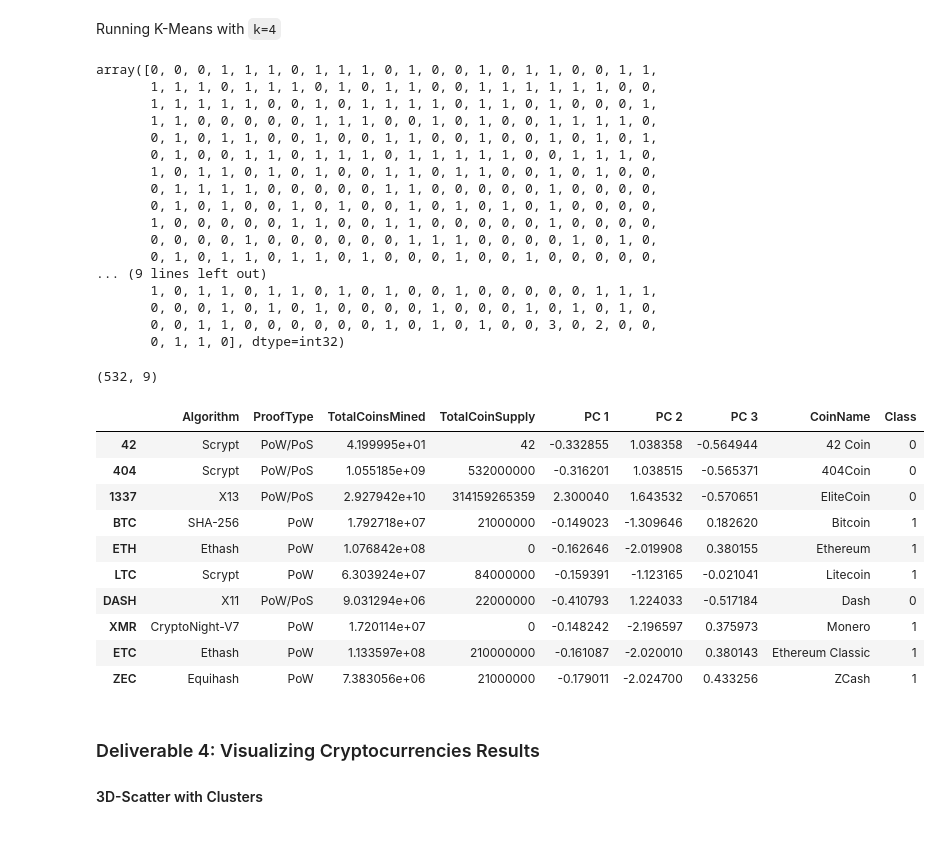
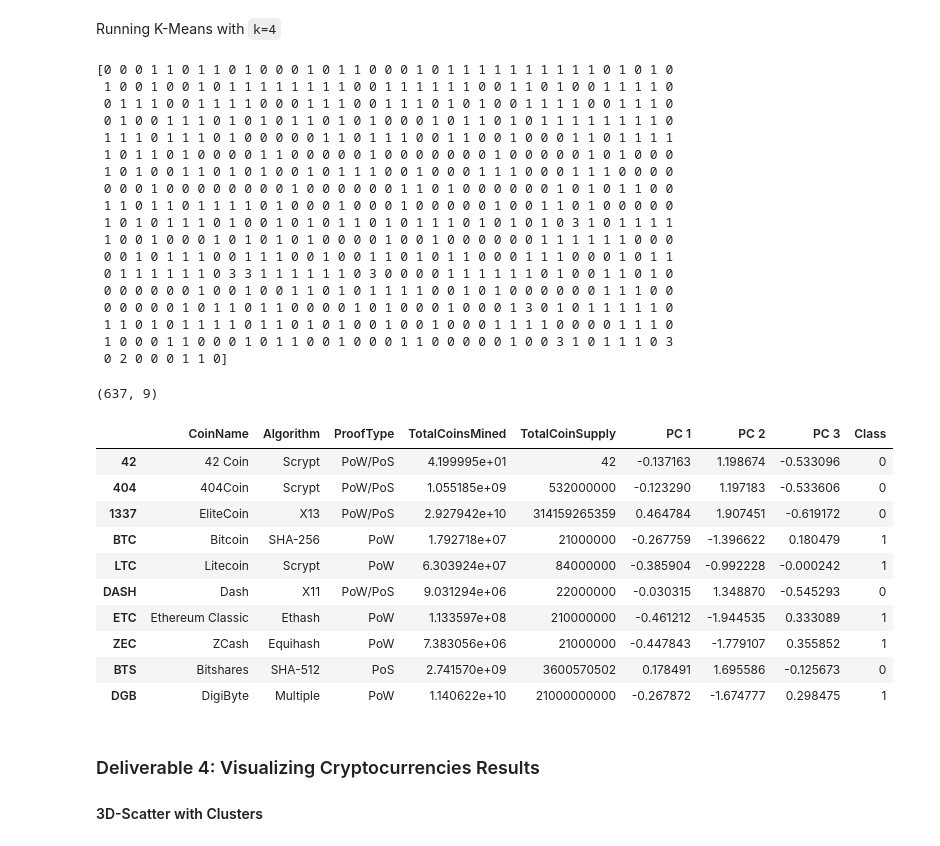
Before and after one commit to jcp650/Cryptocurrencies, a Jupyter notebook: crypto_clustering.ipynb, the cells around one changed output. Drawn from its saved outputs; the diff is of its cells as text; code cells hidden in the pictures.

```diff
--- a/crypto_clustering.ipynb
+++ b/crypto_clustering.ipynb
@@ -201,8 +201,8 @@ pca = PCA(n_components=3)
 crypto_pca = pca.fit_transform(crypto_scaled)
 # %%
 # Create a DataFrame with the three principal components.
-df_crypto_pca = pd.DataFrame(
-    data=crypto_pca, columns=["principal component 1", "principal component 2", "principal component 3"]
+pcs_df = pd.DataFrame(
+    data=crypto_pca, columns=["PC 1", "PC 2", "PC 3"], index=X.index
 )
-df_crypto_pca.head()
+pcs_df.head()
 # %% [output]
@@ -225,58 +237,60 @@ df_crypto_pca.head()
 Running K-Means with `k=4`
 # %%
 # Initialize the K-Means model.
-# YOUR CODE HERE
+model = KMeans(n_clusters=4, random_state=5)
 
 # Fit the model
-# YOUR CODE HERE
+model.fit(pcs_df)
 
 # Predict clusters
-# YOUR CODE HERE
+predictions = model.predict(pcs_df)
+print(predictions)
 # %% [output]
-array([0, 0, 0, 1, 1, 1, 0, 1, 1, 1, 0, 1, 0, 0, 1, 0, 1, 1, 0, 0, 1, 1,
-       1, 1, 1, 0, 1, 1, 1, 0, 1, 0, 1, 1, 0, 0, 1, 1, 1, 1, 1, 1, 0, 0,
-       1, 1, 1, 1, 1, 0, 0, 1, 0, 1, 1, 1, 1, 0, 1, 1, 0, 1, 0, 0, 0, 1,
-       1, 1, 0, 0, 0, 0, 0, 1, 1, 1, 0, 0, 1, 0, 1, 0, 0, 1, 1, 1, 1, 0,
-       0, 1, 0, 1, 1, 0, 0, 1, 0, 0, 1, 1, 0, 0, 1, 0, 0, 1, 0, 1, 0, 1,
-       0, 1, 0, 0, 1, 1, 0, 1, 1, 1, 0, 1, 1, 1, 1, 1, 0, 0, 1, 1, 1, 0,
-       1, 0, 1, 1, 0, 1, 0, 1, 0, 0, 1, 1, 0, 1, 1, 0, 0, 1, 0, 1, 0, 0,
-       0, 1, 1, 1, 1, 0, 0, 0, 0, 0, 1, 1, 0, 0, 0, 0, 0, 1, 0, 0, 0, 0,
-       0, 1, 0, 1, 0, 0, 1, 0, 1, 0, 0, 1, 0, 1, 0, 1, 0, 1, 0, 0, 0, 0,
-       1, 0, 0, 0, 0, 0, 1, 1, 0, 0, 1, 1, 0, 0, 0, 0, 0, 1, 0, 0, 0, 0,
-       0, 0, 0, 0, 1, 0, 0, 0, 0, 0, 0, 1, 1, 1, 0, 0, 0, 0, 1, 0, 1, 0,
-       0, 1, 0, 1, 1, 0, 1, 1, 0, 1, 0, 0, 0, 1, 0, 0, 1, 0, 0, 0, 0, 0,
-... (9 lines left out)
-       1, 0, 1, 1, 0, 1, 1, 0, 1, 0, 1, 0, 0, 1, 0, 0, 0, 0, 0, 1, 1, 1,
-       0, 0, 0, 1, 0, 1, 0, 1, 0, 0, 0, 0, 1, 0, 0, 0, 1, 0, 1, 0, 1, 0,
-       0, 0, 1, 1, 0, 0, 0, 0, 0, 0, 1, 0, 1, 0, 1, 0, 0, 3, 0, 2, 0, 0,
-       0, 1, 1, 0], dtype=int32)
+[0 0 0 1 1 0 1 1 0 1 0 0 0 1 0 1 1 0 0 0 1 0 1 1 1 1 1 1 1 1 1 1 0 1 0 1 0
+ 1 0 0 1 0 0 1 0 1 1 1 1 1 1 1 1 0 0 1 1 1 1 1 1 0 0 1 1 0 1 0 0 1 1 1 1 0
+ 0 1 1 1 0 0 1 1 1 1 0 0 0 1 1 1 0 0 1 1 1 0 1 0 1 0 0 1 1 1 1 0 0 1 1 1 0
+ 0 1 0 0 1 1 1 0 1 0 1 0 1 1 0 1 0 1 0 0 0 1 0 1 1 0 1 0 1 1 1 1 1 1 1 1 0
+ 1 1 1 0 1 1 1 0 1 0 0 0 0 0 1 1 0 1 1 1 0 0 1 1 0 0 1 0 0 0 1 1 0 1 1 1 1
+ 1 0 1 1 0 1 0 0 0 0 1 1 0 0 0 0 0 1 0 0 0 0 0 0 0 1 0 0 0 0 0 1 0 1 0 0 0
+ 1 0 1 0 0 1 1 0 1 0 1 0 0 1 0 1 1 1 0 0 1 0 0 0 1 1 1 0 0 0 1 1 1 0 0 0 0
+ 0 0 0 1 0 0 0 0 0 0 0 0 1 0 0 0 0 0 0 1 1 0 1 0 0 0 0 0 0 1 0 1 0 1 1 0 0
+ 1 1 0 1 1 0 1 1 1 1 0 1 0 0 0 1 0 0 0 1 0 0 0 0 0 1 0 0 1 1 0 1 0 0 0 0 0
+ 1 0 1 0 1 1 1 0 1 0 0 1 0 1 0 1 1 0 1 0 1 1 1 0 1 0 1 0 1 0 3 1 0 1 1 1 1
+ 1 0 0 1 0 0 0 1 0 1 0 1 0 1 0 0 0 0 1 0 0 1 0 0 0 0 0 0 1 1 1 1 1 1 0 0 0
+ 0 0 1 0 1 1 1 0 0 1 1 1 0 0 1 0 0 1 1 0 1 0 1 1 0 0 0 1 1 1 0 0 0 1 0 1 1
+ 0 1 1 1 1 1 1 0 3 3 1 1 1 1 1 1 0 3 0 0 0 0 1 1 1 1 1 1 0 1 0 0 1 1 0 1 0
+ 0 0 0 0 0 0 1 0 0 1 0 0 1 1 0 1 0 1 1 1 1 0 0 1 0 1 0 0 0 0 0 0 1 1 1 0 0
+ 0 0 0 0 0 1 0 1 1 0 1 1 0 0 0 0 1 0 1 0 0 0 1 0 0 0 1 3 0 1 0 1 1 1 1 1 0
+ 1 1 0 1 0 1 1 1 1 0 1 1 0 1 0 1 0 0 1 0 0 1 0 0 0 1 1 1 1 0 0 0 0 1 1 1 0
+ 1 0 0 0 1 1 0 0 0 1 0 1 1 0 0 1 0 0 0 1 1 0 0 0 0 0 1 0 0 3 1 0 1 1 1 0 3
+ 0 2 0 0 0 1 1 0]
 # %%
 # Create a new DataFrame including predicted clusters and cryptocurrencies features.
 # Concatentate the crypto_df and pcs_df DataFrames on the same columns.
-# YOUR CODE HERE
+concat_df = pd.concat([crypto_df, pcs_df], axis=1)
 
 #  Add a new column, "CoinName" to the clustered_df DataFrame that holds the names of the cryptocurrencies.
-# YOUR CODE HERE
+clustered_df = pd.concat([names_df, concat_df], axis=1)
 
 #  Add a new column, "Class" to the clustered_df DataFrame that holds the predictions.
-# YOUR CODE HERE
+clustered_df['Class'] = model.labels_
 
 # Print the shape of the clustered_df
 print(clustered_df.shape)
 clustered_df.head(10)
 # %% [output]
-(532, 9)
+(637, 9)
-|  | Algorithm | ProofType | TotalCoinsMined | TotalCoinSupply | PC 1 | PC 2 | PC 3 | CoinName | Class |
-| 42 | Scrypt | PoW/PoS | 4.199995e+01 | 42 | -0.332855 | 1.038358 | -0.564944 | 42 Coin | 0 |
-| 404 | Scrypt | PoW/PoS | 1.055185e+09 | 532000000 | -0.316201 | 1.038515 | -0.565371 | 404Coin | 0 |
-| 1337 | X13 | PoW/PoS | 2.927942e+10 | 314159265359 | 2.300040 | 1.643532 | -0.570651 | EliteCoin | 0 |
-| BTC | SHA-256 | PoW | 1.792718e+07 | 21000000 | -0.149023 | -1.309646 | 0.182620 | Bitcoin | 1 |
-| ETH | Ethash | PoW | 1.076842e+08 | 0 | -0.162646 | -2.019908 | 0.380155 | Ethereum | 1 |
-| LTC | Scrypt | PoW | 6.303924e+07 | 84000000 | -0.159391 | -1.123165 | -0.021041 | Litecoin | 1 |
-| DASH | X11 | PoW/PoS | 9.031294e+06 | 22000000 | -0.410793 | 1.224033 | -0.517184 | Dash | 0 |
-| XMR | CryptoNight-V7 | PoW | 1.720114e+07 | 0 | -0.148242 | -2.196597 | 0.375973 | Monero | 1 |
-| ETC | Ethash | PoW | 1.133597e+08 | 210000000 | -0.161087 | -2.020010 | 0.380143 | Ethereum Classic | 1 |
-| ZEC | Equihash | PoW | 7.383056e+06 | 21000000 | -0.179011 | -2.024700 | 0.433256 | ZCash | 1 |
+|  | CoinName | Algorithm | ProofType | TotalCoinsMined | TotalCoinSupply | PC 1 | PC 2 | PC 3 | Class |
+| 42 | 42 Coin | Scrypt | PoW/PoS | 4.199995e+01 | 42 | -0.137163 | 1.198674 | -0.533096 | 0 |
+| 404 | 404Coin | Scrypt | PoW/PoS | 1.055185e+09 | 532000000 | -0.123290 | 1.197183 | -0.533606 | 0 |
+| 1337 | EliteCoin | X13 | PoW/PoS | 2.927942e+10 | 314159265359 | 0.464784 | 1.907451 | -0.619172 | 0 |
+| BTC | Bitcoin | SHA-256 | PoW | 1.792718e+07 | 21000000 | -0.267759 | -1.396622 | 0.180479 | 1 |
+| LTC | Litecoin | Scrypt | PoW | 6.303924e+07 | 84000000 | -0.385904 | -0.992228 | -0.000242 | 1 |
+| DASH | Dash | X11 | PoW/PoS | 9.031294e+06 | 22000000 | -0.030315 | 1.348870 | -0.545293 | 0 |
+| ETC | Ethereum Classic | Ethash | PoW | 1.133597e+08 | 210000000 | -0.461212 | -1.944535 | 0.333089 | 1 |
+| ZEC | ZCash | Equihash | PoW | 7.383056e+06 | 21000000 | -0.447843 | -1.779107 | 0.355852 | 1 |
+| BTS | Bitshares | SHA-512 | PoS | 2.741570e+09 | 3600570502 | 0.178491 | 1.695586 | -0.125673 | 0 |
+| DGB | DigiByte | Multiple | PoW | 1.140622e+10 | 21000000000 | -0.267872 | -1.674777 | 0.298475 | 1 |
 # %% [markdown]
 ### Deliverable 4: Visualizing Cryptocurrencies Results
 
```
Also changed, not shown: parts of 3 cells of this notebook.
